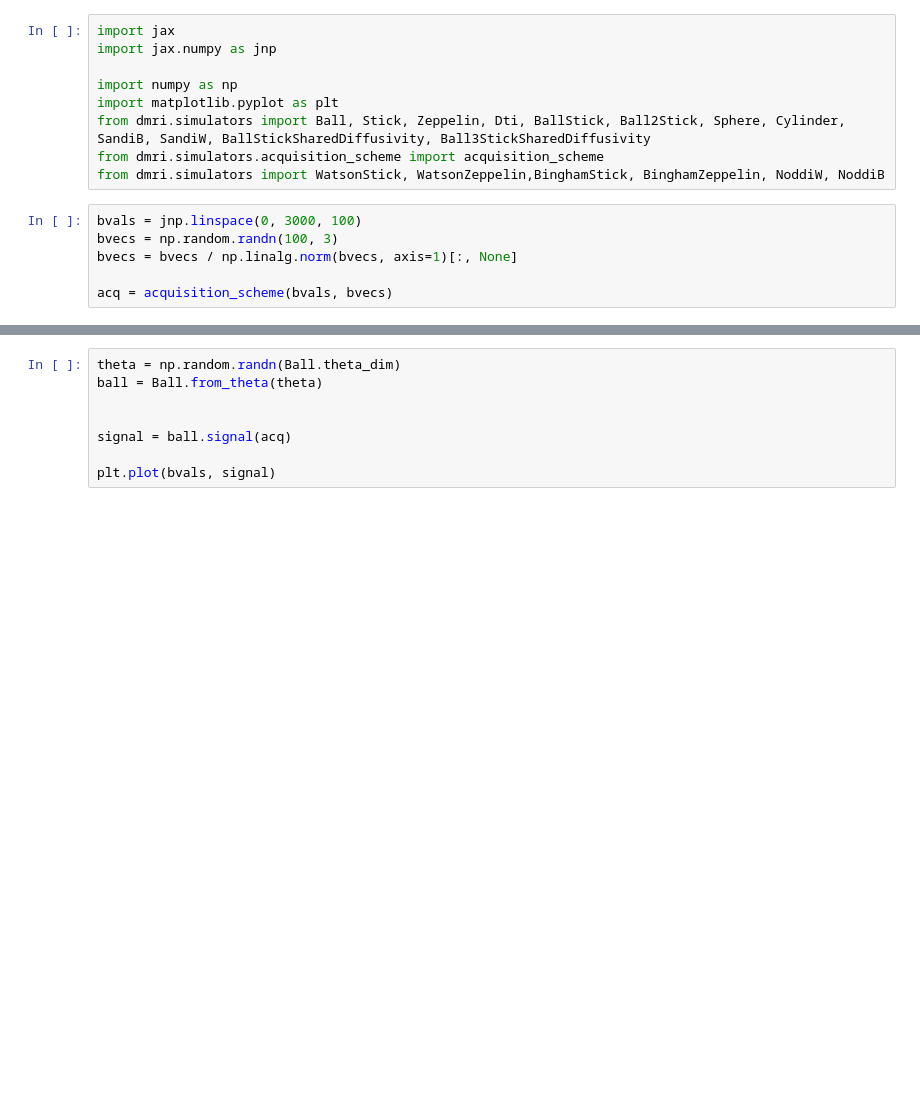
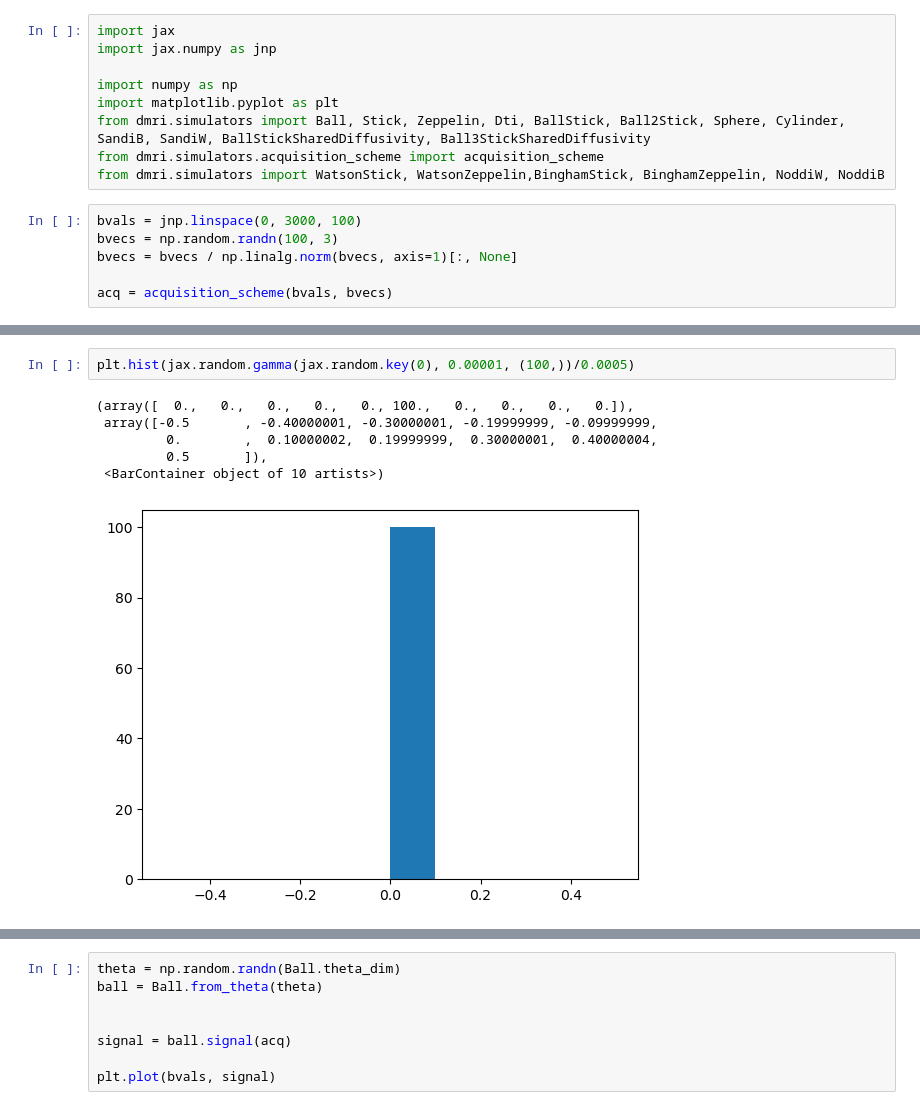
Before and after one commit to mackelab/dmri, a Jupyter notebook: notebooks/dmri_simulators.ipynb, the cells around one changed output, grey strips where cells are left out. Drawn from its saved outputs; the diff is of its cells as text; blank space fills up the shorter version.

```diff
--- a/notebooks/dmri_simulators.ipynb
+++ b/notebooks/dmri_simulators.ipynb
@@ -18,0 +32,9 @@ acq = acquisition_scheme(bvals, bvecs)
+# %%
+plt.hist(jax.random.gamma(jax.random.key(0), 0.00001, (100,))/0.0005)
+# %% [output]
+(array([  0.,   0.,   0.,   0.,   0., 100.,   0.,   0.,   0.,   0.]),
+ array([-0.5       , -0.40000001, -0.30000001, -0.19999999, -0.09999999,
+         0.        ,  0.10000002,  0.19999999,  0.30000001,  0.40000004,
+         0.5       ]),
+ <BarContainer object of 10 artists>)
+[figure, added]
```
Also changed, not shown: parts of 2 cells of this notebook, 4 other files.
